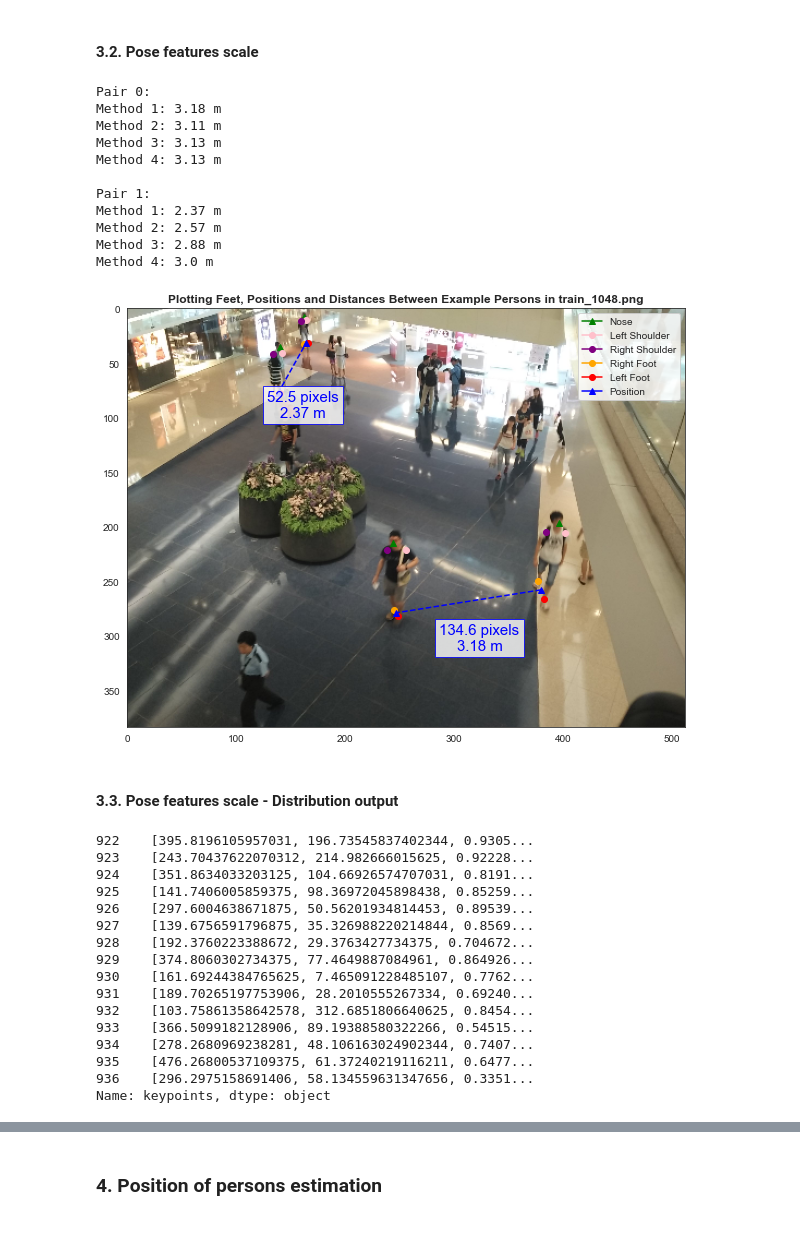
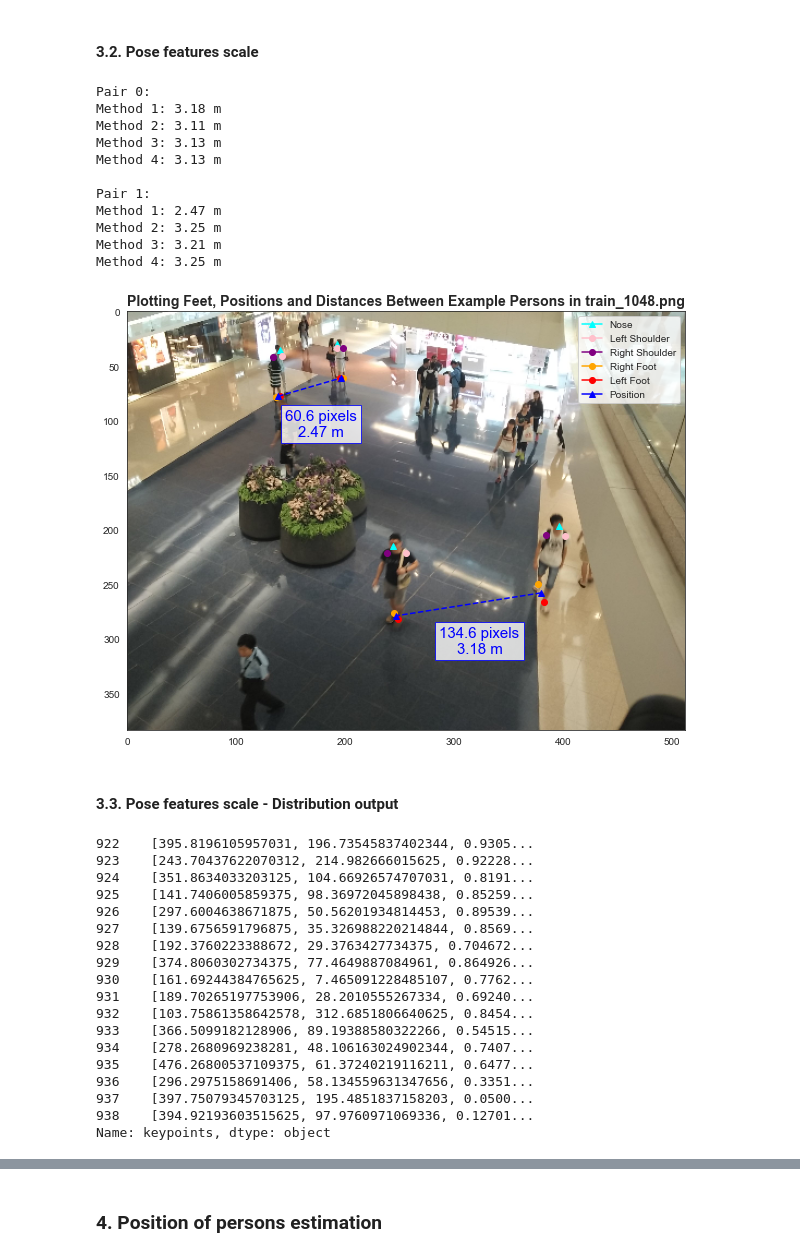
Before and after one commit to biantongfei/GDP_group5, a Jupyter notebook: notebooks/03_VS_Distance_and_position_estimation.ipynb, the cells around one changed output, grey strips where cells are left out. Cells and saved outputs as stored; diff of their text form; code cells hidden in the pictures; blank space fills up the shorter version.

```diff
--- a/notebooks/03_VS_Distance_and_position_estimation.ipynb
+++ b/notebooks/03_VS_Distance_and_position_estimation.ipynb
@@ -227,7 +228,7 @@ example_img = image_files[img_index]
 
 # Gather only two pairs of persons pose features for this example
 example_poses_pair_1 = np.array(alphap_results.loc[alphap_results['image_id'] == example_img]['keypoints'].iloc[[0, 1]])
-example_poses_pair_2 = np.array(alphap_results.loc[alphap_results['image_id'] == example_img]['keypoints'].iloc[[5, 8]])
+example_poses_pair_2 = np.array(alphap_results.loc[alphap_results['image_id'] == example_img]['keypoints'].iloc[[5, 6]])
 
 # Show the imag with the reference and the feet positions
 img_array = skimage.io.imread(os.path.join(IMAGE_DIR, image_files[img_index]))
@@ -240,7 +241,7 @@ for i, example_pose in enumerate([example_poses_pair_1, example_poses_pair_2]):
     size = []
     # Display right and left feet positions and their average positions, considered as ground positions of the persons
     for person in example_pose:
-        plt.plot(person[0], person[1], marker='^', color='green', label='Nose')
+        plt.plot(person[0], person[1], marker='^', color='cyan', label='Nose')
         plt.plot(person[15], person[16], marker='o', color='pink', label='Left Shoulder')
         plt.plot(person[18], person[19], marker='o', color='purple', label='Right Shoulder')
         plt.plot(person[-3], person[-2], marker='o', color='orange', label='Right Foot')
@@ -300,39 +301,39 @@ for i, example_pose in enumerate([example_poses_pair_1, example_poses_pair_2]):
         A = (1 - scale_pers_1[1]*B) / scale_pers_1[0] # keep sum of ratio equal to 1
         scale_ratio1 = (A*scale_pers_1[0], B*scale_pers_1[1])
     else:
         A = 1 / ratio1
         B = (1 - scale_pers_1[0]*A) / scale_pers_1[1] # keep sum of ratio equal to 1
         scale_ratio1 = (A*scale_pers_1[0], B*scale_pers_1[1])
     if ratio2 > 1:
         B = 1 / ratio2
         A = (1 - scale_pers_2[1]*B) / scale_pers_2[0] # keep sum of ratio equal to 1
         scale_ratio2 = (A*scale_pers_2[0], B*scale_pers_2[1])
     else:
         A = 1 / ratio2
         B = (1 - scale_pers_2[0]*A) / scale_pers_2[1] # keep sum of ratio equal to 1
         scale_ratio2 = (A*scale_pers_2[0], B*scale_pers_2[1])
     d_4 = d * (W/pers_1_w*scale_ratio1[0] + H/pers_1_h*scale_ratio1[1] + W/pers_2_w*scale_ratio2[0] + H/pers_2_h*scale_ratio2[1])/2
     print("Method 4: " + str(round(d_4, 2)) + " m")
 
 
 handles, labels = plt.gca().get_legend_handles_labels()
 by_label = dict(zip(labels, handles))
 plt.legend(by_label.values(), by_label.keys())
-plt.title(f"Plotting Feet, Positions and Distances Between Example Persons in {example_img}", weight="bold")
+plt.title(f"Plotting Feet, Positions and Distances Between Example Persons in {example_img}", weight="bold", fontsize=14)
 plt.show()
 # %% [output]
 Pair 0:
 Method 1: 3.18 m
 Method 2: 3.11 m
 Method 3: 3.13 m
 Method 4: 3.13 m
 
 Pair 1:
-Method 1: 2.37 m
-Method 2: 2.57 m
-Method 3: 2.88 m
-Method 4: 3.0 m
+Method 1: 2.47 m
+Method 2: 3.25 m
+Method 3: 3.21 m
+Method 4: 3.25 m
-[figure, old version]
+[figure, new version]
 # %% [markdown]
 #### 3.3. Pose features scale - Distribution output
 # %%
@@ -455,7 +456,7 @@ example_img = image_files[img_index]
 keypoints = alphap_results.loc[alphap_results['image_id'] == example_img]['keypoints']
 
 # Remove bad elements (for img_index = 35)
-keypoints = alphap_results.loc[alphap_results['image_id'] == example_img]['keypoints'].iloc[[i for i in range(len(keypoints)) if i not in [15, 16, 17]]]
+keypoints = alphap_results.loc[alphap_results['image_id'] == example_img]['keypoints'].iloc[[i for i in range(len(keypoints)) if i not in [17]]]
 
 keypoints
 # %% [output]
@@ -474,6 +475,8 @@ keypoints
 934    [278.2680969238281, 48.106163024902344, 0.7407...
 935    [476.26800537109375, 61.37240219116211, 0.6477...
 936    [296.2975158691406, 58.134559631347656, 0.3351...
+937    [397.75079345703125, 195.4851837158203, 0.0500...
+938    [394.92193603515625, 97.9760971069336, 0.12701...
 Name: keypoints, dtype: object
 # %%
 social_distance = 2
```
Also changed, not shown: parts of 13 cells of this notebook.
